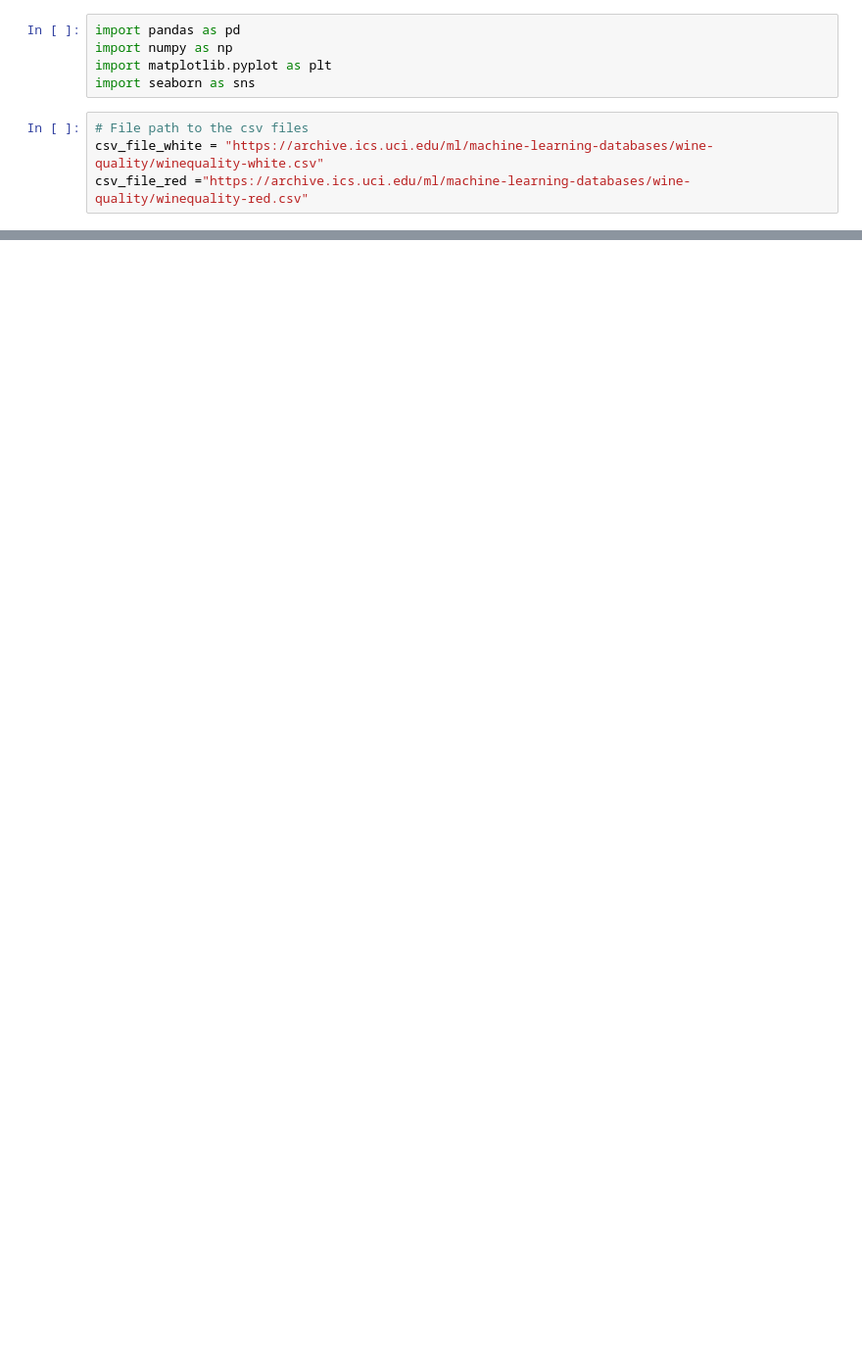
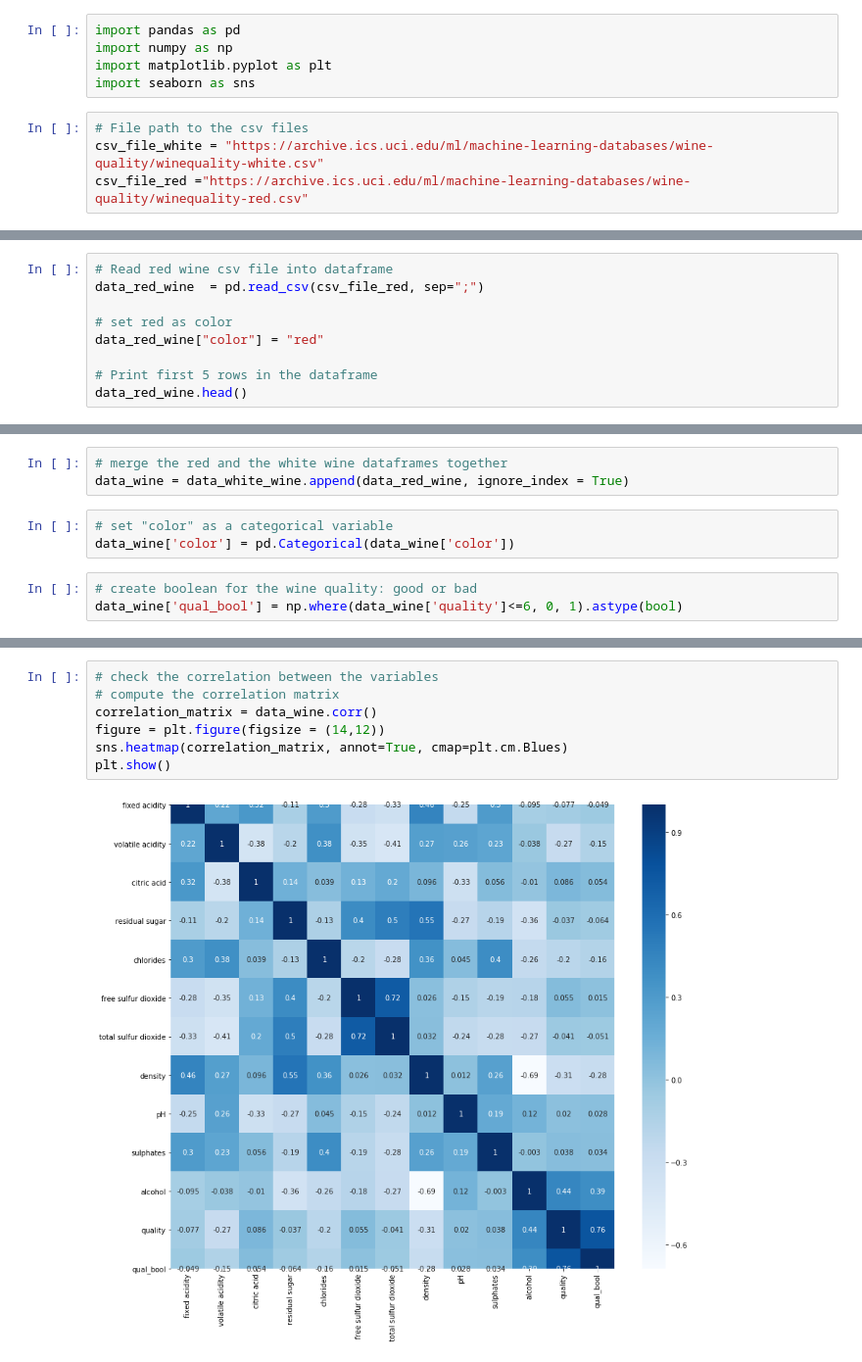
Before and after one commit to mdragt/WineQuality, a Jupyter notebook: Predict Wine Quality.ipynb, the cells around one changed output, grey strips where cells are left out. Shown at 98% size. Saved outputs shown, nothing was run; the diff lists cells and outputs as text; blank space fills up the shorter version.

```diff
--- a/Predict Wine Quality.ipynb
+++ b/Predict Wine Quality.ipynb
@@ -201,0 +64,9 @@ df.to_csv('winedata.csv', index = False)
+# %%
+# Read red wine csv file into dataframe
+data_red_wine  = pd.read_csv(csv_file_red, sep=";")
+
+# set red as color
+data_red_wine["color"] = "red"
+
+# Print first 5 rows in the dataframe
+data_red_wine.head()
@@ -201,0 +118,9 @@ df.to_csv('winedata.csv', index = False)
+# %%
+# merge the red and the white wine dataframes together
+data_wine = data_white_wine.append(data_red_wine, ignore_index = True)
+# %%
+# set "color" as a categorical variable
+data_wine['color'] = pd.Categorical(data_wine['color'])
+# %%
+# create boolean for the wine quality: good or bad
+data_wine['qual_bool'] = np.where(data_wine['quality']<=6, 0, 1).astype(bool)
@@ -201,0 +166,9 @@ df.to_csv('winedata.csv', index = False)
+# %%
+# check the correlation between the variables
+# compute the correlation matrix
+correlation_matrix = data_wine.corr()
+figure = plt.figure(figsize = (14,12))
+sns.heatmap(correlation_matrix, annot=True, cmap=plt.cm.Blues)
+plt.show()
+# %% [output]
+[figure, added]
```
Also changed, not shown: parts of 40 cells of this notebook, 1 other file.
